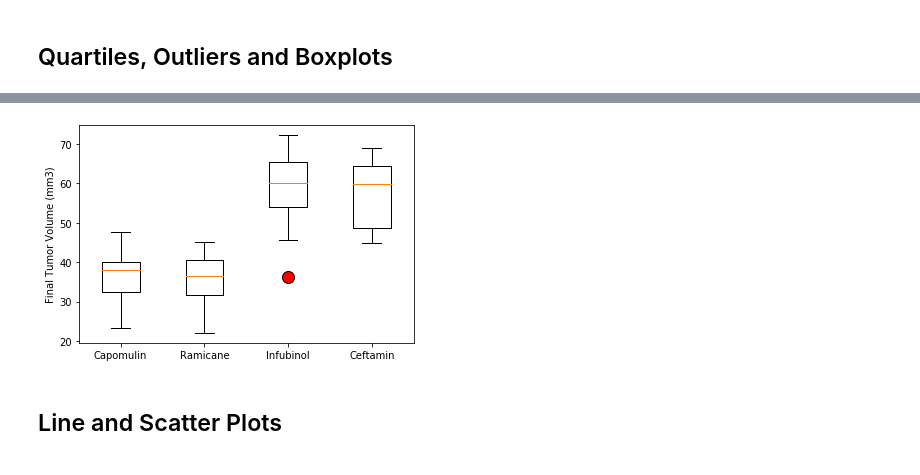
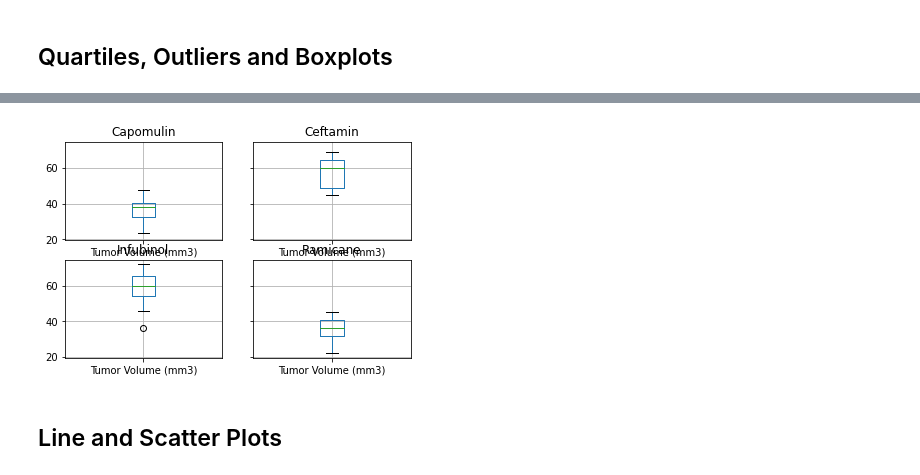
Before and after one commit to ChristyGruen/matplotlib-challenge, a Jupyter notebook: Pymaceuticals/pymaceuticals_Report.ipynb, the cells around one changed output, grey strips where cells are left out. Drawn from its saved outputs; the diff is of its cells as text; code cells hidden in the pictures.

Commit message:
some progress with boxplots

```diff
--- a/Pymaceuticals/pymaceuticals_Report.ipynb
+++ b/Pymaceuticals/pymaceuticals_Report.ipynb
@@ -230,6 +236,8 @@ Text(0, 0.5, 'Sex')
 # Capomulin, Ramicane, Infubinol, and Ceftamin
 
 # Start by getting the last (greatest) timepoint for each mouse (5 pts)
-LastTimepoint = pd.DataFrame(cleanmouse['Timepoint'].groupby(cleanmouse["Mouse ID"]).max().rename("Timepoint"))
+# index reset (2 pts)
+# max timepoint retrieved for each mouse (2 pts)
+LastTimepoint = pd.DataFrame(cleanmouse['Timepoint'].groupby(cleanmouse["Mouse ID"]).max().rename("Timepoint")).reset_index()
 LastTimepoint
 # %% [output]
@@ -303,0 +320,39 @@ ValueError: Lengths must match to compare
+# %%
+# Put treatments into a list for for loop (and later for plot labels) (3 points)
+fourtreats = ['Capomulin', 'Ramicane', 'Infubinol','Ceftamin']
+
+
+fourmmtv = mmtv.loc[mmtv['Drug Regimen'].isin(fourtreats)]
+fourmmtv
+# fourmmtv['Drug Regimen'].value_counts()
+
+# #create dataframe with drugregimen and tv
+fourmmtvshort = fourmmtv[['Drug Regimen','Tumor Volume (mm3)']]
+fourmmtvshort
+# #create dictionary with drugregimen and tv
+# TVdata = dict(zip(fourmmtv["Drug Regimen"],fourmmtv['Tumor Volume (mm3)']))
+
+
+# # Create empty list to fill with tumor vol data (for plotting) (3 pts)
+CapomulinTV = []
+RamicaneTV = []
+InfubinolTV = []
+CeftaminTV = []
+# Calculate the IQR and quantitatively determine if there are any potential outliers. (10 pts)
+    # Locate the rows which contain mice on each drug and get the tumor volumes
+for rows in fourmmtv:
+    print(fourmmtv['Tumor Volume (mm3)'].values)
+#     if fourmmtv['Drug Regimen'] == 'Capomulin':
+#         CapomulinTV.append(fourmmtv['Tumor Volume (mm3)'])
+#     elif fourmmtv['Drug Regimen'] == 'Ramicane':
+#         RamicaneTV.append(fourmmtv['Tumor Volume (mm3)'])
+#     elif fourmmtv['Drug Regimen'] == 'Infubinol':
+#         InfubinolTV.append(fourmmtv['Tumor Volume (mm3)'])
+#     elif fourmmtv['Drug Regimen'] == 'Ceftamin':
+#         CeftaminTV.append(fourmmtv['Tumor Volume (mm3)'])
+#     pass
+
+print(CapomulinTV)
+print(RamicaneTV)
+print(InfubinolTV)
+print(CeftaminTV)
@@ -304,7 +386,9 @@ ValueError: Lengths must match to compare
 # %%
 # Generate a box plot that shows the distrubution of the tumor volume for each treatment group.
+
+boxplotty = fourmmtvshort.groupby('Drug Regimen').boxplot()
 # %% [output]
-[figure, old version]
+[figure, new version]
 # %% [markdown]
 ## Line and Scatter Plots
 # %%
```
Also changed, not shown: parts of 9 cells of this notebook, 1 other file.
